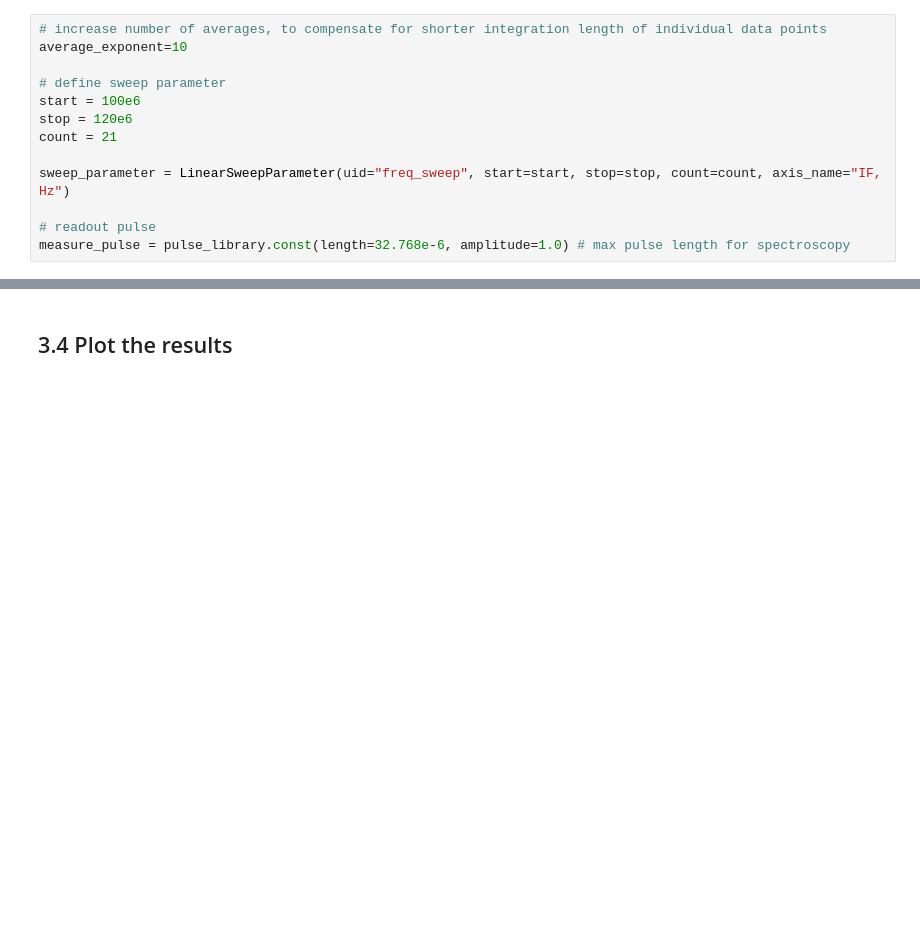
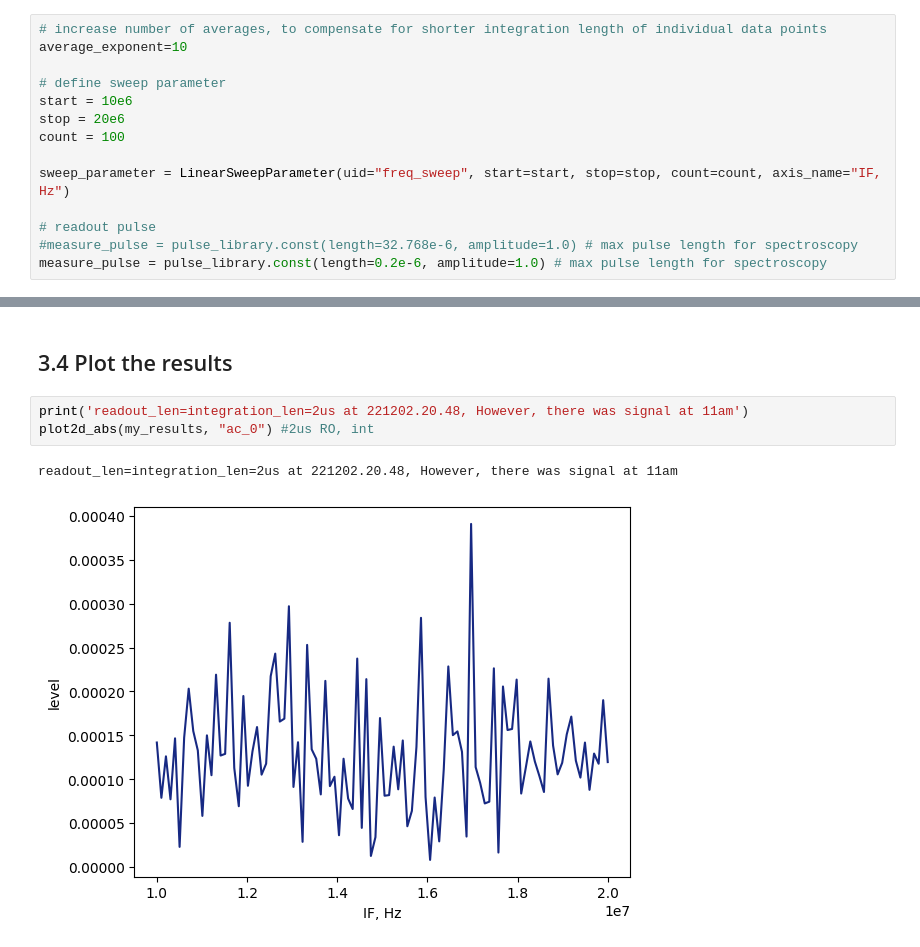
Before and after one commit to bicycle315/laboneq, a Jupyter notebook: examples/JWKim_SHFQC_shfqa_spectroscopy.ipynb, the cells around one changed output, grey strips where cells are left out. Drawn from its saved outputs; the diff is of its cells as text; blank space fills up the shorter version.

Commit message:
resonator spec-cw,pulse with SHFQC

```diff
--- a/examples/JWKim_SHFQC_shfqa_spectroscopy.ipynb
+++ b/examples/JWKim_SHFQC_shfqa_spectroscopy.ipynb
@@ -173,14 +173,15 @@ Define the frequency scan, the number of averages and the readout pulse
 average_exponent=10
 
 # define sweep parameter
-start = 100e6
-stop = 120e6
-count = 21
+start = 10e6
+stop = 20e6
+count = 100
 
 sweep_parameter = LinearSweepParameter(uid="freq_sweep", start=start, stop=stop, count=count, axis_name="IF, Hz")
 
 # readout pulse
-measure_pulse = pulse_library.const(length=32.768e-6, amplitude=1.0) # max pulse length for spectroscopy
+#measure_pulse = pulse_library.const(length=32.768e-6, amplitude=1.0) # max pulse length for spectroscopy
+measure_pulse = pulse_library.const(length=0.2e-6, amplitude=1.0) # max pulse length for spectroscopy
 # %% [markdown]
 ## 3.2 Define the Experiment
 # %%
@@ -238,4 +318,10 @@ my_results = session.run(exp)
 # %% [markdown]
 ## 3.4 Plot the results
+# %%
+print('readout_len=integration_len=2us at 221202.20.48, However, there was signal at 11am')
+plot2d_abs(my_results, "ac_0") #2us RO, int
+# %% [output]
+readout_len=integration_len=2us at 221202.20.48, However, there was signal at 11am
+[figure, added]
 # %%
 plot2d_abs(my_results, "ac_0")
```
Also changed, not shown: parts of 13 cells of this notebook.
